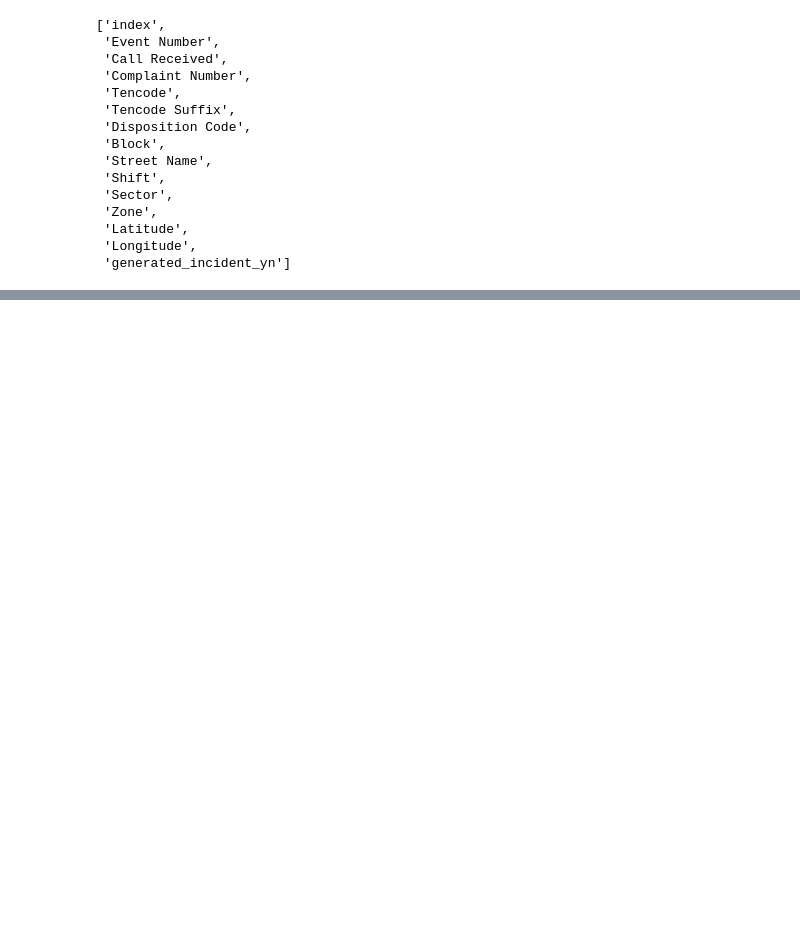
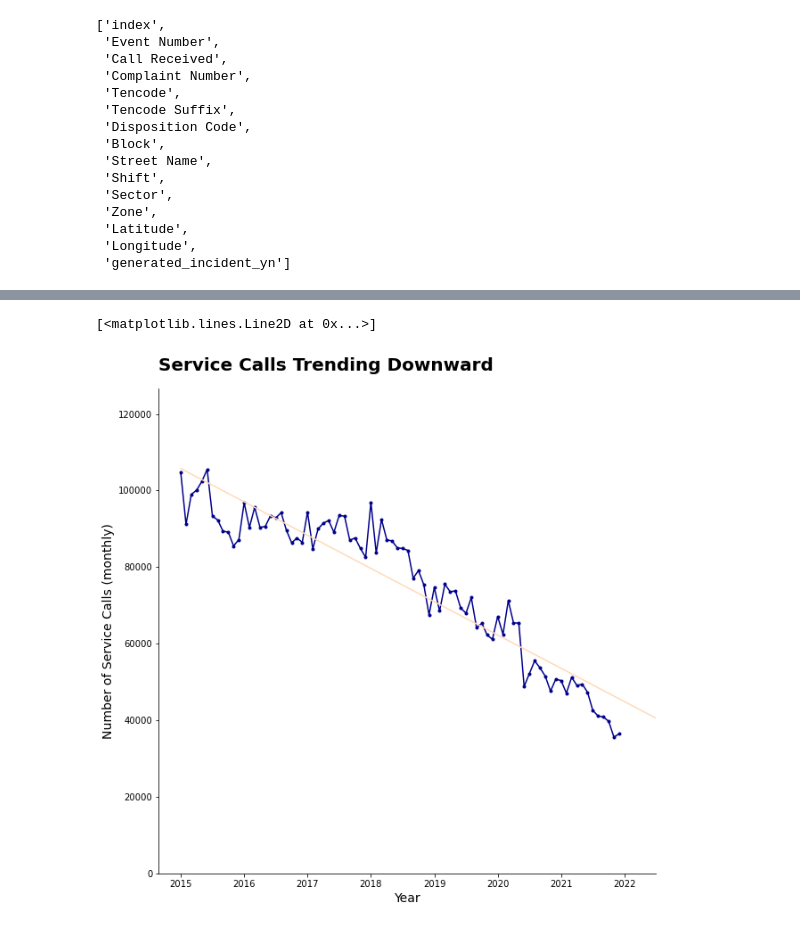
Before and after one commit to JacobTews/nash_police, a Jupyter notebook: process.ipynb, the cells around one changed output, grey strips where cells are left out. Saved outputs shown, nothing was run; the diff lists cells and outputs as text; code cells hidden in the pictures; blank space fills up the shorter version.

```diff
--- a/process.ipynb
+++ b/process.ipynb
@@ -939,0 +940,9 @@ ValueError: len(index) != len(labels)
+# %%
+def split_datetime(df):
+    df['year'] = df.apply(lambda x: x['Call Received'].year, axis=1)
+    df['month'] = df.apply(lambda x: x['Call Received'].month, axis=1)
+    df['day'] = df.apply(lambda x: x['Call Received'].day, axis=1)
+
+    df = df.drop('Call Received', axis=1)
+
+    return df
@@ -940,2 +1018,40 @@ ValueError: len(index) != len(labels)
+# %%
+# create the fig and ax
+fig, ax = plt.subplots(figsize=(10, 10))
+
+x = np.linspace(2015, 2022, 7*12, endpoint=False).reshape(-1, 1)
+y = []
+for year in range(2015, 2022):
+    for month in range(1, 13):
+        y.append(len(gb_month.get_group((year, month))))
+
+
+# calculate a line of best fit
+reg = LR()
+reg.fit(x, y)
+preds = reg.predict(np.array(range(2015, 2024)).reshape(-1, 1))
+
+# plot
+ax.plot(x, y, marker='.', c='darkblue')
+ax.ticklabel_format(style='plain')
+ax.set_title('Service Calls Trending Downward',
+             loc='left',
+             pad=20,
+             fontdict={
+                 'fontsize': 20,
+                 'fontweight': 'bold'
+             }
+            )
+ax.set_ylim(bottom=0, top=max(y)*1.2)
+ax.set_ylabel('Number of Service Calls (monthly)', fontsize=14)
+ax.set_xlim(right=2022.5)
+ax.set_xlabel('Year', fontsize=14)
+ax.spines['top'].set_visible(False)
+ax.spines['right'].set_visible(False)
+
+ax.plot(np.array(range(2015, 2024)), preds, c='peachpuff')
+# %% [output]
+[<matplotlib.lines.Line2D at 0x...>]
+[figure, added]
 # %%
 def calc_daily_avg(df):
```
Also changed, not shown: parts of 14 cells of this notebook, 3 other files.
